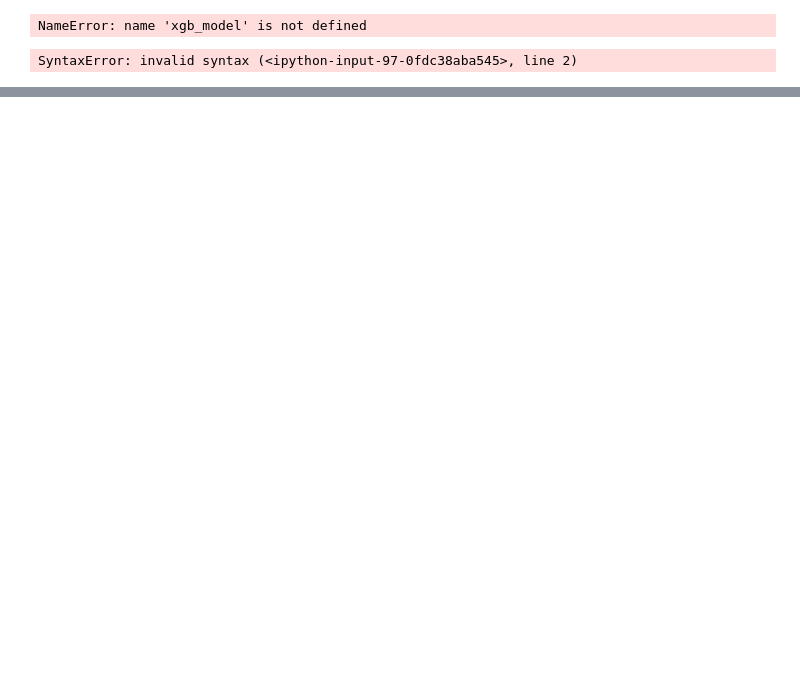
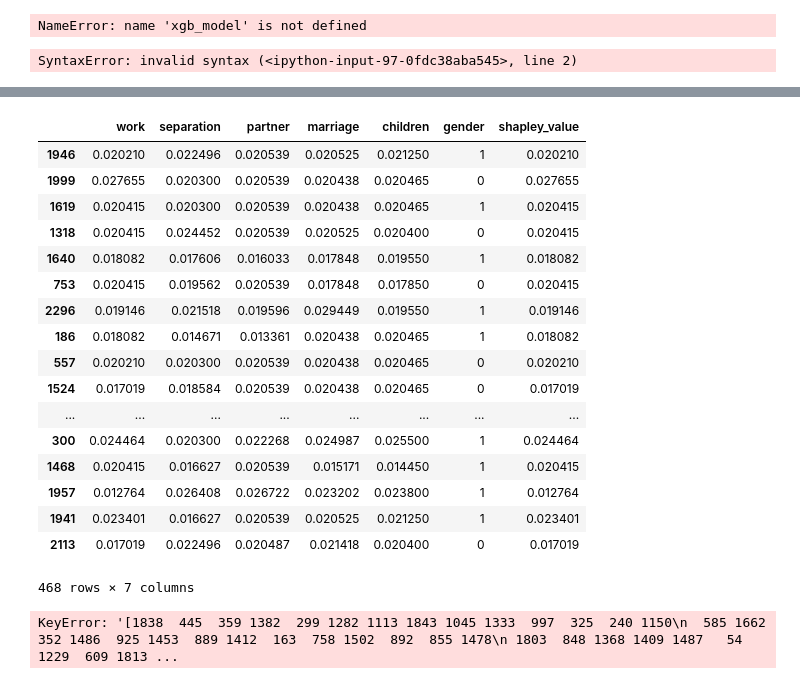
Before and after one commit to connect2robiul/DL_DemographicStudies, a Jupyter notebook: Course Work.ipynb, the cells around one changed output, grey strips where cells are left out. Cells and saved outputs as stored; diff of their text form; code cells hidden in the pictures; blank space fills up the shorter version.

```diff
--- a/Course Work.ipynb
+++ b/Course Work.ipynb
@@ -1225,0 +1302,38 @@ shap.force_plot?
+# %%
+X_test
+# %% [output]
+|  | work | separation | partner | marriage | children | gender | shapley_value |
+| 1946 | 0.020210 | 0.022496 | 0.020539 | 0.020525 | 0.021250 | 1 | 0.020210 |
+| 1999 | 0.027655 | 0.020300 | 0.020539 | 0.020438 | 0.020465 | 0 | 0.027655 |
+| 1619 | 0.020415 | 0.020300 | 0.020539 | 0.020438 | 0.020465 | 1 | 0.020415 |
+| 1318 | 0.020415 | 0.024452 | 0.020539 | 0.020525 | 0.020400 | 0 | 0.020415 |
+| 1640 | 0.018082 | 0.017606 | 0.016033 | 0.017848 | 0.019550 | 1 | 0.018082 |
+| 753 | 0.020415 | 0.019562 | 0.020539 | 0.017848 | 0.017850 | 0 | 0.020415 |
+| 2296 | 0.019146 | 0.021518 | 0.019596 | 0.029449 | 0.019550 | 1 | 0.019146 |
+| 186 | 0.018082 | 0.014671 | 0.013361 | 0.020438 | 0.020465 | 1 | 0.018082 |
+| 557 | 0.020210 | 0.020300 | 0.020539 | 0.020438 | 0.020465 | 0 | 0.020210 |
+| 1524 | 0.017019 | 0.018584 | 0.020539 | 0.020438 | 0.020465 | 0 | 0.017019 |
+| ... | ... | ... | ... | ... | ... | ... | ... |
+| 300 | 0.024464 | 0.020300 | 0.022268 | 0.024987 | 0.025500 | 1 | 0.024464 |
+| 1468 | 0.020415 | 0.016627 | 0.020539 | 0.015171 | 0.014450 | 1 | 0.020415 |
+| 1957 | 0.012764 | 0.026408 | 0.026722 | 0.023202 | 0.023800 | 1 | 0.012764 |
+| 1941 | 0.023401 | 0.016627 | 0.020539 | 0.020525 | 0.021250 | 1 | 0.023401 |
+| 2113 | 0.017019 | 0.022496 | 0.020487 | 0.021418 | 0.020400 | 0 | 0.017019 |
+468 rows × 7 columns
+# %%
+import shap
+import numpy as np
+
+# select a set of background examples to take an expectation over
+background = X_train[np.random.choice(X_train.shape[0], 100, replace=False)]
+
+# explain predictions of the model on four images
+e = shap.DeepExplainer(model, background)
+# ...or pass tensors directly
+# e = shap.DeepExplainer((model.layers[0].input, model.layers[-1].output), background)
+shap_values = e.shap_values(X_test[1:7])
+
+# plot the feature attributions
+shap.image_plot(shap_values, -X_test[1:7])
+# %% [output]
+KeyError: '[1838  445  359 1382  299 1282 1113 1843 1045 1333  997  325  240 1150\n  585 1662  352 1486  925 1453  889 1412  163  758 1502  892  855 1478\n 1803  848 1368 1409 1487   54 1229  609 1813 ...
```
Also changed, not shown: parts of 13 cells of this notebook.
